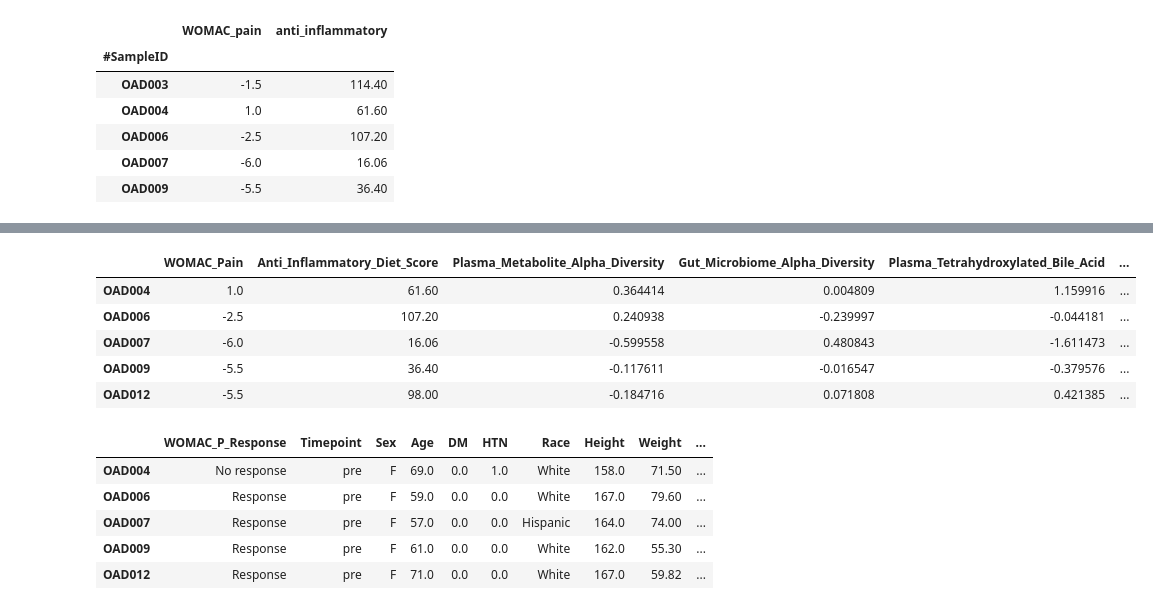
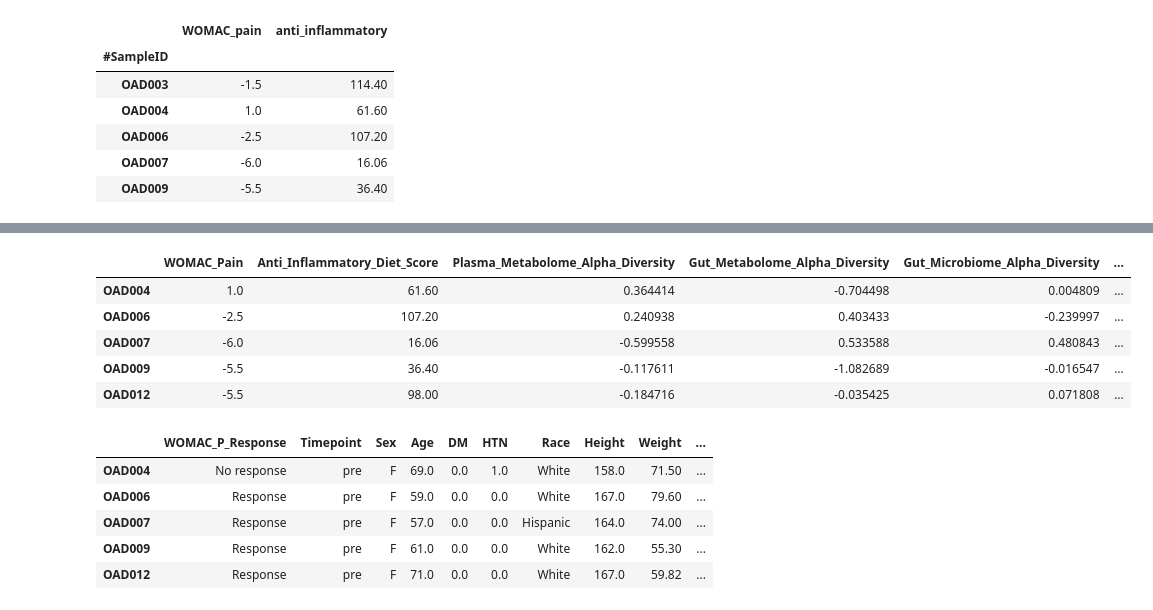
Before and after one commit to kbpi314/oa, a Jupyter notebook: code/oa_v4.ipynb, the cells around one changed output, grey strips where cells are left out. Saved outputs shown, nothing was run; the diff lists cells and outputs as text; code cells hidden in the pictures.

```diff
--- a/code/oa_v4.ipynb
+++ b/code/oa_v4.ipynb
@@ -3408,7 +3570,7 @@ df_pre = gt_to_otu['stool']['pre']
 df_post = gt_to_otu['stool']['post']
 df = gt_to_otu['stool']['all']
 # df = pd.concat([df,df_dx],axis=1)
-map = type_to_df_map['stool']
+map = type_to_df_map['stool'].copy()
 df = pd.concat([df,map[['Timepoint','WOMAC_P_Response']]],axis=1)
 #map.index = map.index.map(lambda x: x.split('.p')[0].replace('-','')
 df = df.dropna()
@@ -3449,7 +3624,7 @@ for q in queries:
 # plotting
 df = gt_to_meta['stool']['all']
 
-map = type_to_df_map['stool']
+map = type_to_df_map['stool'].copy()
 df = pd.concat([df,map[['Timepoint','WOMAC_P_Response']]],axis=1)
 
 df = df.dropna()
@@ -3490,7 +3665,7 @@ for q in queries:
 # plotting
 df = gt_to_meta['plasma']['all']
 
-map = type_to_df_map['plasma']
+map = type_to_df_map['plasma'].copy()
 df = pd.concat([df,map[['Timepoint','WOMAC_P_Response']]],axis=1)
 
 df = df.dropna()
@@ -4298,41 +4500,42 @@ df_merge = pd.concat([df_merge, df_map],axis=1)
 
 v_to_v ={
    'WOMAC_pain': 'WOMAC_Pain',#_Improvement',
     'anti_inflammatory': 'Anti_Inflammatory_Diet_Score',#_Change',
-    'plasma_meta_alpha_diff': 'Plasma_Metabolite_Alpha_Diversity',#_Difference',
+    'plasma_meta_alpha_diff': 'Plasma_Metabolome_Alpha_Diversity',#_Difference',
+    'stool_meta_alpha_diff': 'Gut_Metabolome_Alpha_Diversity',#Difference',
     'stool_taxa_alpha_diff': 'Gut_Microbiome_Alpha_Diversity',#Difference',
     'H_Tetrahydroxylated_bile_acid_diff_stool': 'Plasma_Tetrahydroxylated_Bile_Acid',
     'H_Glycocholic_acid_diff_plasma': 'Plasma_Glycocholic_Acid',
     'H_Glycochenodeoxycholate_diff_plasma':'Plasma_Glycochenodeoxycholate',
     'H_Deoxycholate_diff_plasma':'Plasma_Deoxycholate',
       'd__Bacteria;p__Firmicutes_A;c__Clostridia_258483;o__Lachnospirales;f__Lachnospiraceae;g__Limivivens': 'Gut_Lachnospiraceae_Limivivens',
       'd__Bacteria;p__Firmicutes_A;c__Clostridia_258483;o__Lachnospirales;f__Lachnospiraceae;g__Anaerostipes': 'Gut_Lachnospiraceae_Anaerostipes',
       'd__Bacteria;p__Firmicutes_A;c__Clostridia_258483;o__Lachnospirales;f__Lachnospiraceae;g__Butyribacter': 'Gut_Lachonospiraceae_Butyribacter',
       'd__Bacteria;p__Verrucomicrobiota;c__Verrucomicrobiae;o__Verrucomicrobiales;f__Akkermansiaceae;g__Akkermansia': 'Gut_Akkermansia'
 
 }
 
-df_merge = df_merge.rename(columns=v_to_v).drop('Timepoint',axis=1)
+df_merge = df_merge.rename(columns=v_to_v)#.drop('Timepoint',axis=1)
 df_merge = df_merge.dropna()
 df_merge.to_csv(path + 'inputs/df_curated_R.tsv', sep='\t')
 
 # subset on corr vars
 corr_vars = list(v_to_v.values())
 df_corr = df_merge.loc[:,corr_vars + ['WOMAC_P_Response']]
 # with label
 df_corr.to_csv(path + 'inputs/df_corr_R_label.tsv', sep='\t')
 df_corr = df_merge.loc[:,corr_vars]
 df_corr.to_csv(path + 'inputs/df_corr_R.tsv', sep='\t')
 
 
 df_corr.head()
 # %% [output]
-|  | WOMAC_Pain | Anti_Inflammatory_Diet_Score | Plasma_Metabolite_Alpha_Diversity | Gut_Microbiome_Alpha_Diversity | Plasma_Tetrahydroxylated_Bile_Acid | ... |
-| OAD004 | 1.0 | 61.60 | 0.364414 | 0.004809 | 1.159916 | ... |
-| OAD006 | -2.5 | 107.20 | 0.240938 | -0.239997 | -0.044181 | ... |
-| OAD007 | -6.0 | 16.06 | -0.599558 | 0.480843 | -1.611473 | ... |
-| OAD009 | -5.5 | 36.40 | -0.117611 | -0.016547 | -0.379576 | ... |
-| OAD012 | -5.5 | 98.00 | -0.184716 | 0.071808 | 0.421385 | ... |
+|  | WOMAC_Pain | Anti_Inflammatory_Diet_Score | Plasma_Metabolome_Alpha_Diversity | Gut_Metabolome_Alpha_Diversity | Gut_Microbiome_Alpha_Diversity | ... |
+| OAD004 | 1.0 | 61.60 | 0.364414 | -0.704498 | 0.004809 | ... |
+| OAD006 | -2.5 | 107.20 | 0.240938 | 0.403433 | -0.239997 | ... |
+| OAD007 | -6.0 | 16.06 | -0.599558 | 0.533588 | 0.480843 | ... |
+| OAD009 | -5.5 | 36.40 | -0.117611 | -1.082689 | -0.016547 | ... |
+| OAD012 | -5.5 | 98.00 | -0.184716 | -0.035425 | 0.071808 | ... |
 # %%
 # prepare a large handy df for R
 g='stool'
```
Also changed, not shown: parts of 32 cells of this notebook, 2 other files.
